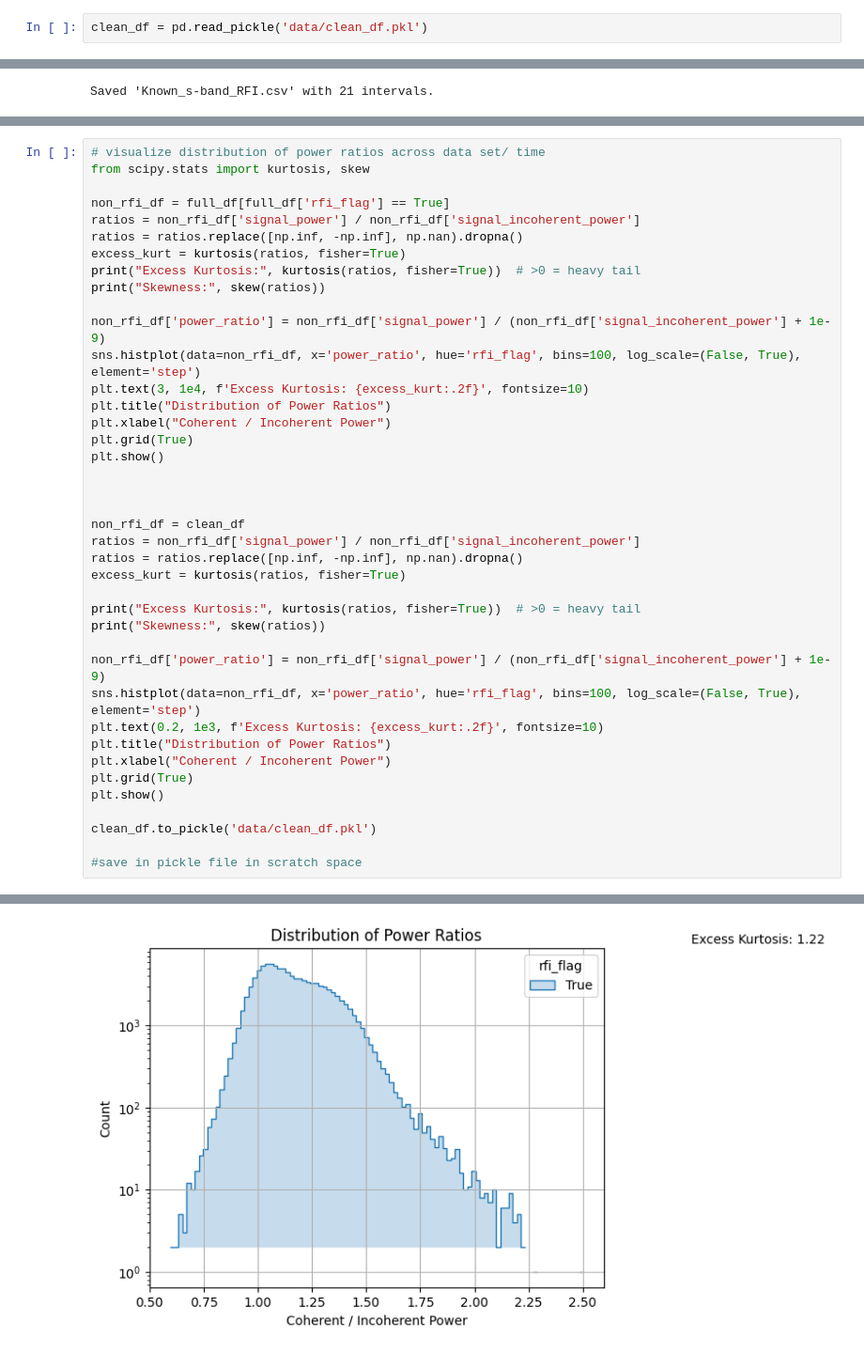
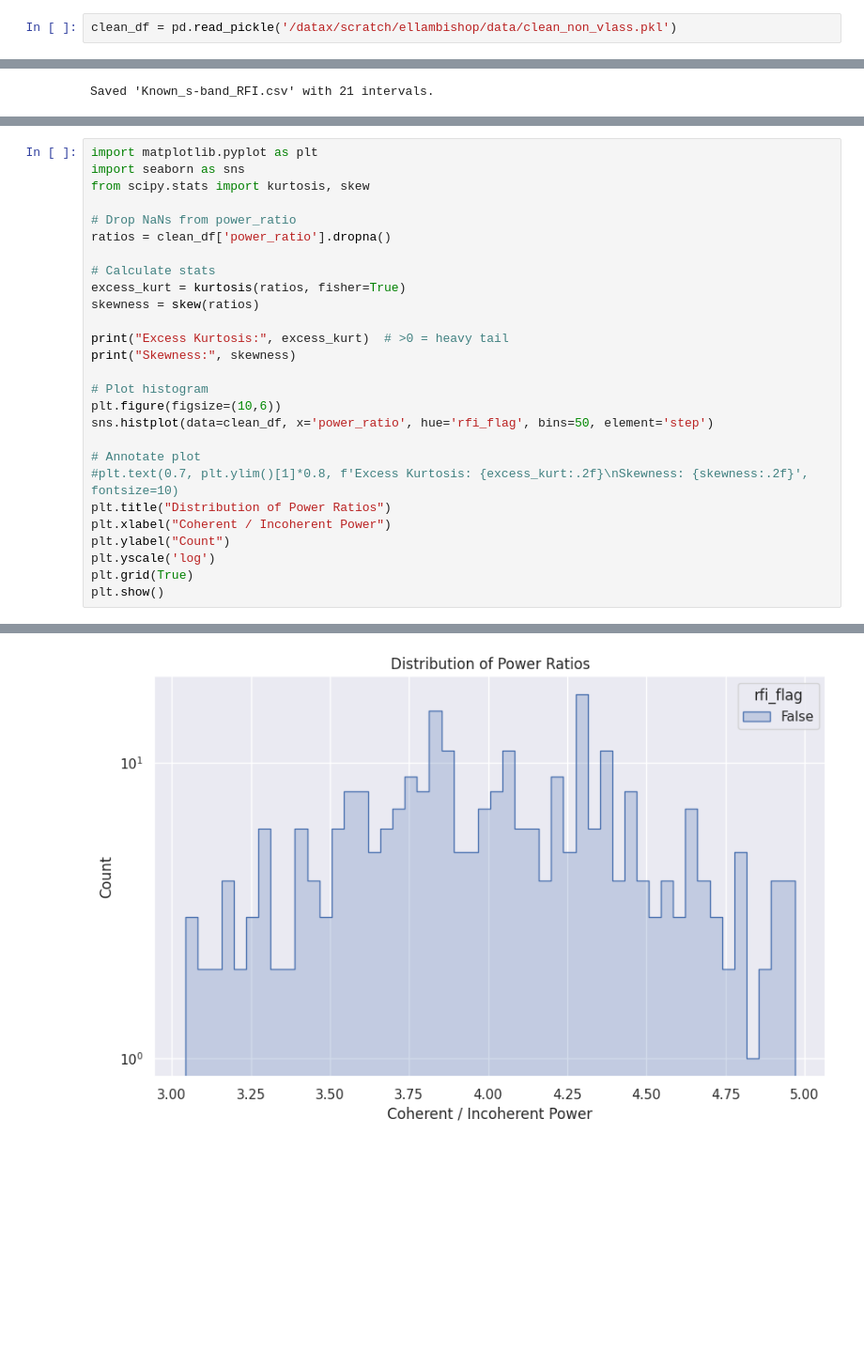
Before and after one commit to jmotamarry/cosmic-testing, a Jupyter notebook: data_visulaization.ipynb, the cells around one changed output, grey strips where cells are left out. Shown: that part at 94% size. Cells and saved outputs as stored; diff of their text form; blank space fills up the shorter version.

```diff
--- a/data_visulaization.ipynb
+++ b/data_visulaization.ipynb
@@ -12,6 +12,6 @@ import os
 import glob
 import multiprocessing
 # %%
-clean_df = pd.read_pickle('data/clean_df.pkl')
+clean_df = pd.read_pickle('/datax/scratch/ellambishop/data/clean_non_vlass.pkl')
 # %%
 # signal density/ timevs freq
@@ -197,41 +161,28 @@ plt.show()
 # %%
-# visualize distribution of power ratios across data set/ time
+import matplotlib.pyplot as plt
+import seaborn as sns
 from scipy.stats import kurtosis, skew
 
-non_rfi_df = full_df[full_df['rfi_flag'] == True]
-ratios = non_rfi_df['signal_power'] / non_rfi_df['signal_incoherent_power']
-ratios = ratios.replace([np.inf, -np.inf], np.nan).dropna()
+# Drop NaNs from power_ratio
+ratios = clean_df['power_ratio'].dropna()
+
+# Calculate stats
 excess_kurt = kurtosis(ratios, fisher=True)
-print("Excess Kurtosis:", kurtosis(ratios, fisher=True))  # >0 = heavy tail
-print("Skewness:", skew(ratios))
+skewness = skew(ratios)
 
-non_rfi_df['power_ratio'] = non_rfi_df['signal_power'] / (non_rfi_df['signal_incoherent_power'] + 1e-9)
-sns.histplot(data=non_rfi_df, x='power_ratio', hue='rfi_flag', bins=100, log_scale=(False, True), element='step')
-plt.text(3, 1e4, f'Excess Kurtosis: {excess_kurt:.2f}', fontsize=10)
+print("Excess Kurtosis:", excess_kurt)  # >0 = heavy tail
+print("Skewness:", skewness)
+
+# Plot histogram
+plt.figure(figsize=(10,6))
+sns.histplot(data=clean_df, x='power_ratio', hue='rfi_flag', bins=50, element='step')
+
+# Annotate plot
+#plt.text(0.7, plt.ylim()[1]*0.8, f'Excess Kurtosis: {excess_kurt:.2f}\nSkewness: {skewness:.2f}', fontsize=10)
 plt.title("Distribution of Power Ratios")
 plt.xlabel("Coherent / Incoherent Power")
+plt.ylabel("Count")
+plt.yscale('log')
 plt.grid(True)
 plt.show()
-
-
-
-non_rfi_df = clean_df
-ratios = non_rfi_df['signal_power'] / non_rfi_df['signal_incoherent_power']
-ratios = ratios.replace([np.inf, -np.inf], np.nan).dropna()
-excess_kurt = kurtosis(ratios, fisher=True)
-
-print("Excess Kurtosis:", kurtosis(ratios, fisher=True))  # >0 = heavy tail
-print("Skewness:", skew(ratios))
-
-non_rfi_df['power_ratio'] = non_rfi_df['signal_power'] / (non_rfi_df['signal_incoherent_power'] + 1e-9)
-sns.histplot(data=non_rfi_df, x='power_ratio', hue='rfi_flag', bins=100, log_scale=(False, True), element='step')
-plt.text(0.2, 1e3, f'Excess Kurtosis: {excess_kurt:.2f}', fontsize=10)
-plt.title("Distribution of Power Ratios")
-plt.xlabel("Coherent / Incoherent Power")
-plt.grid(True)
-plt.show()
-
-clean_df.to_pickle('data/clean_df.pkl')
-
-#save in pickle file in scratch space
 # %% [output]
@@ -245 +191 @@ See the caveats in the documentation: https://pandas.pydata.org/pandas-docs/stab
-[figure, old version]
+[figure, new version]
```
Also changed, not shown: parts of 7 cells of this notebook, 5 other files.
